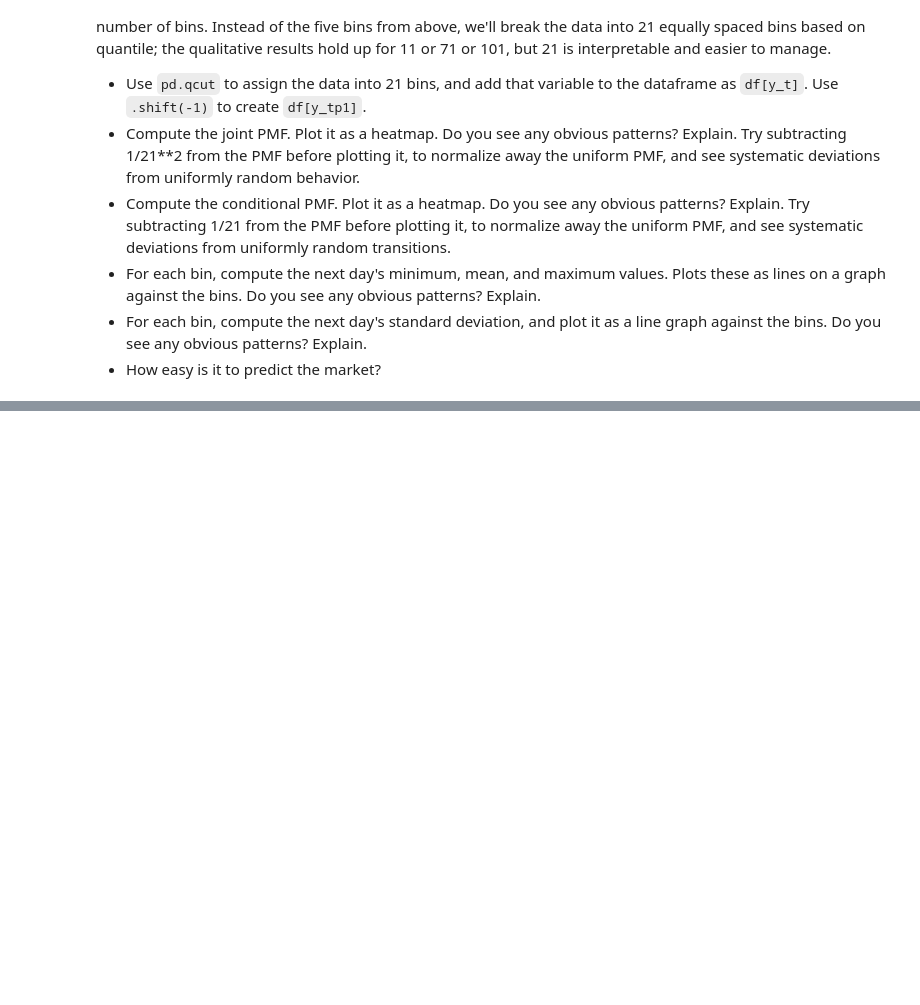
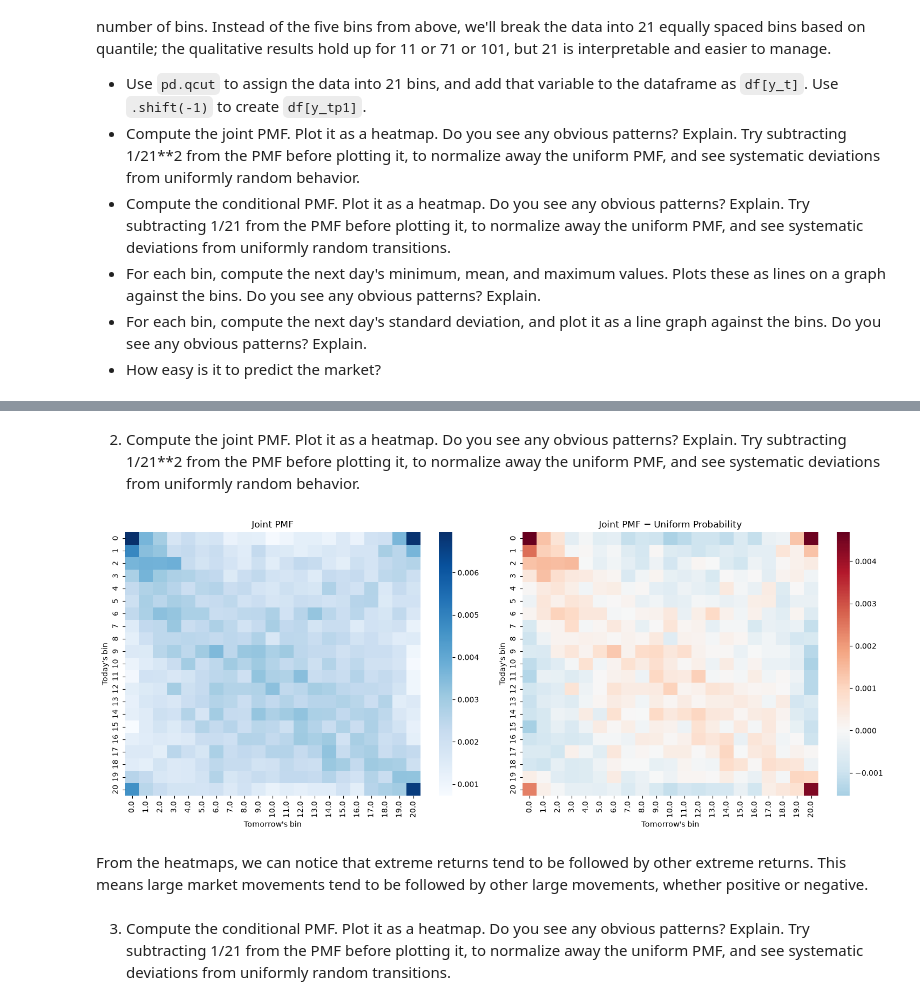
Before and after one commit to jonathan-orellana/uu_markov, a Jupyter notebook: lab_1/lab.ipynb, the cells around one changed output, grey strips where cells are left out. Cells and saved outputs as stored; diff of their text form; code cells hidden in the pictures; blank space fills up the shorter version.

```diff
--- a/lab_1/lab.ipynb
+++ b/lab_1/lab.ipynb
@@ -291,0 +294,13 @@ The choice of five bins was arbitrary. For more realistic or complex models, we'
+# %%
+df_market_21 = df.copy()
+
+df_market_21['y_t'] = pd.qcut(
+    df_market_21['market_return_pct'],
+    q=21,
+    labels=False
+)
+
+df_market_21['y_tp1'] = df_market_21['y_t'].shift(-1)
+df_market_21 = df_market_21.dropna(subset=['y_tp1']).copy()
+
+df_market_21[['market_return_pct', 'y_t', 'y_tp1']].head(21)
@@ -291,0 +325,35 @@ The choice of five bins was arbitrary. For more realistic or complex models, we'
+# %% [markdown]
+2. Compute the joint PMF. Plot it as a heatmap. Do you see any obvious patterns? Explain. Try subtracting 1/21**2 from the PMF before plotting it, to normalize away the uniform PMF, and see systematic deviations from uniformly random behavior.
+# %%
+import pandas as pd
+import matplotlib.pyplot as plt
+import seaborn as sns
+
+joint_pmf = pd.crosstab(
+    df_market_21['y_t'],
+    df_market_21['y_tp1'],
+    normalize=True
+)
+
+joint_adjusted = joint_pmf - 1 / 21**2
+# %%
+fig, axes = plt.subplots(1, 2, figsize=(15, 6))
+
+sns.heatmap(joint_pmf, cmap='Blues', ax=axes[0])
+axes[0].set_title('Joint PMF')
+axes[0].set_xlabel("Tomorrow's bin")
+axes[0].set_ylabel("Today's bin")
+
+sns.heatmap(joint_adjusted, cmap='RdBu_r', center=0, ax=axes[1])
+axes[1].set_title('Joint PMF − Uniform Probability')
+axes[1].set_xlabel("Tomorrow's bin")
+axes[1].set_ylabel("Today's bin")
+
+plt.tight_layout()
+plt.show()
+# %% [output]
+[figure, added]
+# %% [markdown]
+From the heatmaps, we can notice that extreme returns tend to be followed by other extreme returns. This means large market movements tend to be followed by other large movements, whether positive or negative.
+# %% [markdown]
+3. Compute the conditional PMF. Plot it as a heatmap. Do you see any obvious patterns? Explain. Try subtracting 1/21 from the PMF before plotting it, to normalize away the uniform PMF, and see systematic deviations from uniformly random transitions.
```
Also changed, not shown: parts of 17 cells of this notebook.
